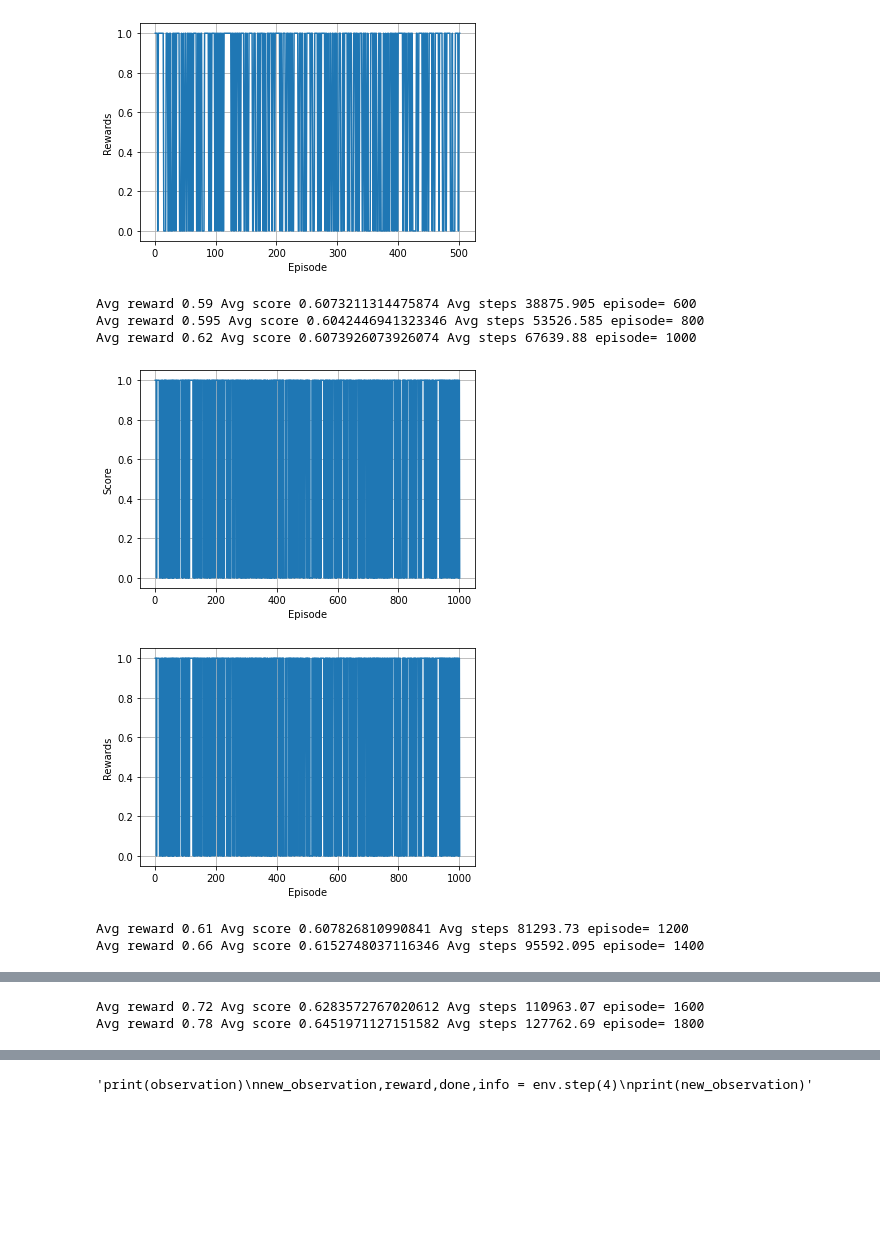
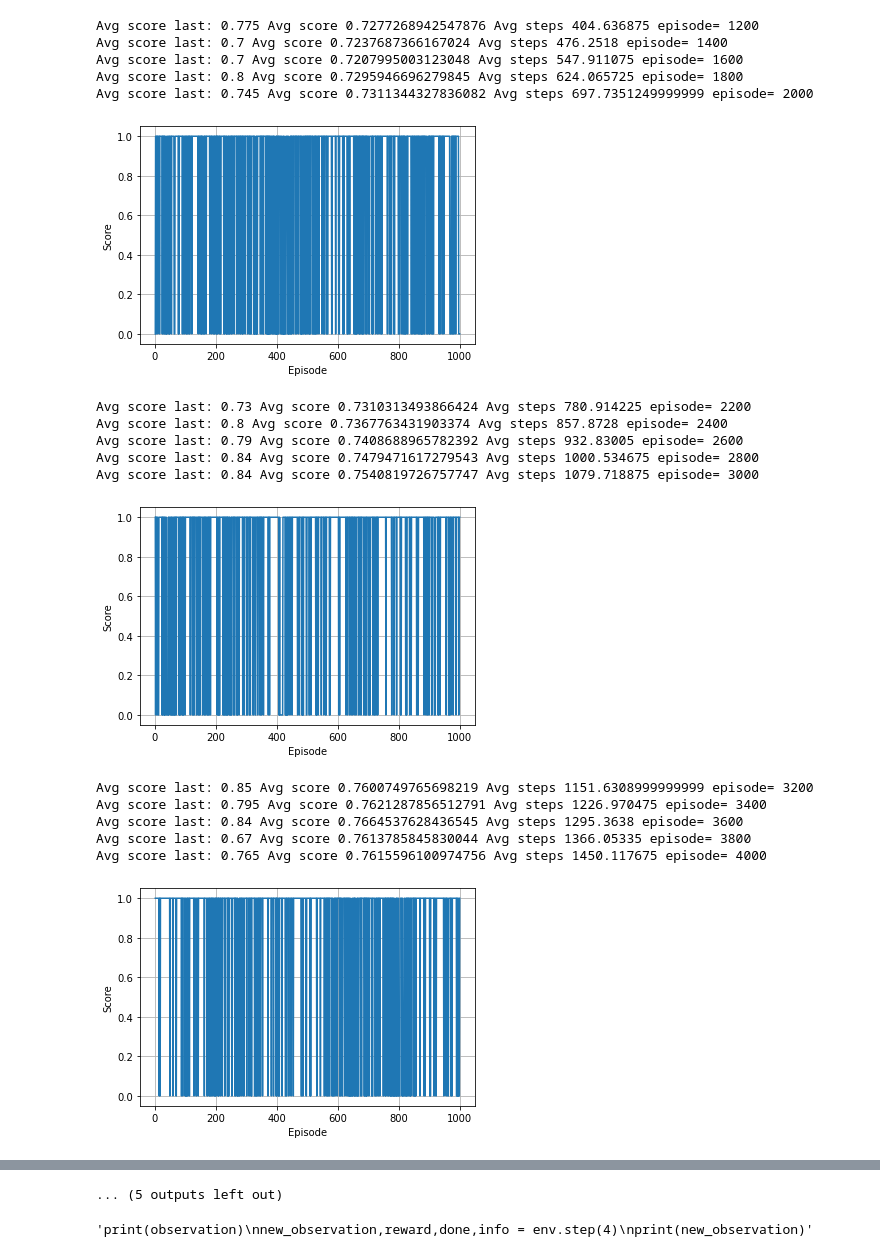
Before and after one commit to Georgemouts/Google-Research-Football-RL-DQN, a Jupyter notebook: academy/UOI-Final.ipynb, the cells around one changed output, grey strips where cells are left out. Cells and saved outputs as stored; diff of their text form; code cells hidden in the pictures; blank space fills up the shorter version.

```diff
--- a/academy/UOI-Final.ipynb
+++ b/academy/UOI-Final.ipynb
@@ -285,7 +285,7 @@ Action_list=[0,3,4,5,6,7,12,13,14,15,17,18]
 
 #Create Objects
 
-agent = Agent(gamma=0.99,epsilon=1.0 ,batch_size =300,lr=0.00001475 ,input_dims= [115], n_actions = len(Action_list) )# batch =512
+agent = Agent(gamma=0.99,epsilon=1.0 ,batch_size = 256,lr=0.00001475 ,input_dims= [115], n_actions = len(Action_list) )# batch =512  #300
 all_prints = All_prints()
 #cus_rew =Custom_Rewards()
 
@@ -297,7 +297,7 @@ episode =0
 
 
 
-num_of_eps = 5000
+num_of_eps = 10000
 eps_rew=0
 rew_list =[]
 score_list = []
@@ -394,9 +394,11 @@ for i in range(num_of_eps) :
 
     steps=steps+1
 
-#---- BE CAREFUL OF THE WHILE !!! HERE IS EPIDOSE ENDING
+#---- BE CAREFUL OF THE WHILE !!! HERE IS EPIDOSE ENDING--------
   #print("Reward",eps_rew,"Episode",i,"Steps" , steps)
   step_list.append(steps)
+  steps=0
+
   val = info.values()
   list_val=list(val)
   score_list.append(list_val)
@@ -416,13 +418,12 @@ for i in range(num_of_eps) :
 
 # PRINTS
   if (i % 200)== 0 :
-      print("Avg reward", np.mean(rew_list[-200:]),"Avg score",np.mean(score_list),"Avg steps",np.mean(step_list),"episode=",i,)
+      print("Avg score last:", np.mean(rew_list[-200:]),"Avg score",np.mean(score_list),"Avg steps",np.mean(step_list[-200:]),"episode=",i)
       #print(score_list)
 
-  if (((i % 500)== 0) and i!=0) :
-      all_prints.score_graph(score_list,i+1)#i = num_of_eps
-      print("\n ")
-      all_prints.rew_graph(rew_list,i+1)
+  if (((i % 1000)== 0) and i!=0) :
+      all_prints.score_graph(score_list[-1000:],1000)# graph the last 1000 episodes
+
 
 
   #EPISODE PRINTS
@@ -441,8 +445,18 @@ Avg reward 0.59 Avg score 0.6159600997506235 Avg steps 23512.32 episode= 400
+Avg score last: 0.775 Avg score 0.7277268942547876 Avg steps 404.636875 episode= 1200
+Avg score last: 0.7 Avg score 0.7237687366167024 Avg steps 476.2518 episode= 1400
+Avg score last: 0.7 Avg score 0.7207995003123048 Avg steps 547.911075 episode= 1600
+Avg score last: 0.8 Avg score 0.7295946696279845 Avg steps 624.065725 episode= 1800
+Avg score last: 0.745 Avg score 0.7311344327836082 Avg steps 697.7351249999999 episode= 2000
-[figure, old version]
+[figure, new version]
-Avg reward 0.59 Avg score 0.6073211314475874 Avg steps 38875.905 episode= 600
-Avg reward 0.595 Avg score 0.6042446941323346 Avg steps 53526.585 episode= 800
-Avg reward 0.62 Avg score 0.6073926073926074 Avg steps 67639.88 episode= 1000
+Avg score last: 0.73 Avg score 0.7310313493866424 Avg steps 780.914225 episode= 2200
+Avg score last: 0.8 Avg score 0.7367763431903374 Avg steps 857.8728 episode= 2400
+Avg score last: 0.79 Avg score 0.7408688965782392 Avg steps 932.83005 episode= 2600
+Avg score last: 0.84 Avg score 0.7479471617279543 Avg steps 1000.534675 episode= 2800
+Avg score last: 0.84 Avg score 0.7540819726757747 Avg steps 1079.718875 episode= 3000
-[figure, old version]
+[figure, new version]
+Avg score last: 0.85 Avg score 0.7600749765698219 Avg steps 1151.6308999999999 episode= 3200
+Avg score last: 0.795 Avg score 0.7621287856512791 Avg steps 1226.970475 episode= 3400
+Avg score last: 0.84 Avg score 0.7664537628436545 Avg steps 1295.3638 episode= 3600
+Avg score last: 0.67 Avg score 0.7613785845830044 Avg steps 1366.05335 episode= 3800
+Avg score last: 0.765 Avg score 0.7615596100974756 Avg steps 1450.117675 episode= 4000
-[figure, old version]
+[figure, new version]
-Avg reward 0.61 Avg score 0.607826810990841 Avg steps 81293.73 episode= 1200
-Avg reward 0.66 Avg score 0.6152748037116346 Avg steps 95592.095 episode= 1400
@@ -451,2 +474,0 @@ Avg reward 0.66 Avg score 0.6152748037116346 Avg steps 95592.095 episode= 1400
-Avg reward 0.72 Avg score 0.6283572767020612 Avg steps 110963.07 episode= 1600
-Avg reward 0.78 Avg score 0.6451971127151582 Avg steps 127762.69 episode= 1800
@@ -454,0 +475 @@ Avg reward 0.78 Avg score 0.6451971127151582 Avg steps 127762.69 episode= 1800
+... (5 outputs left out)
```
Also changed, not shown: parts of 2 cells of this notebook.
